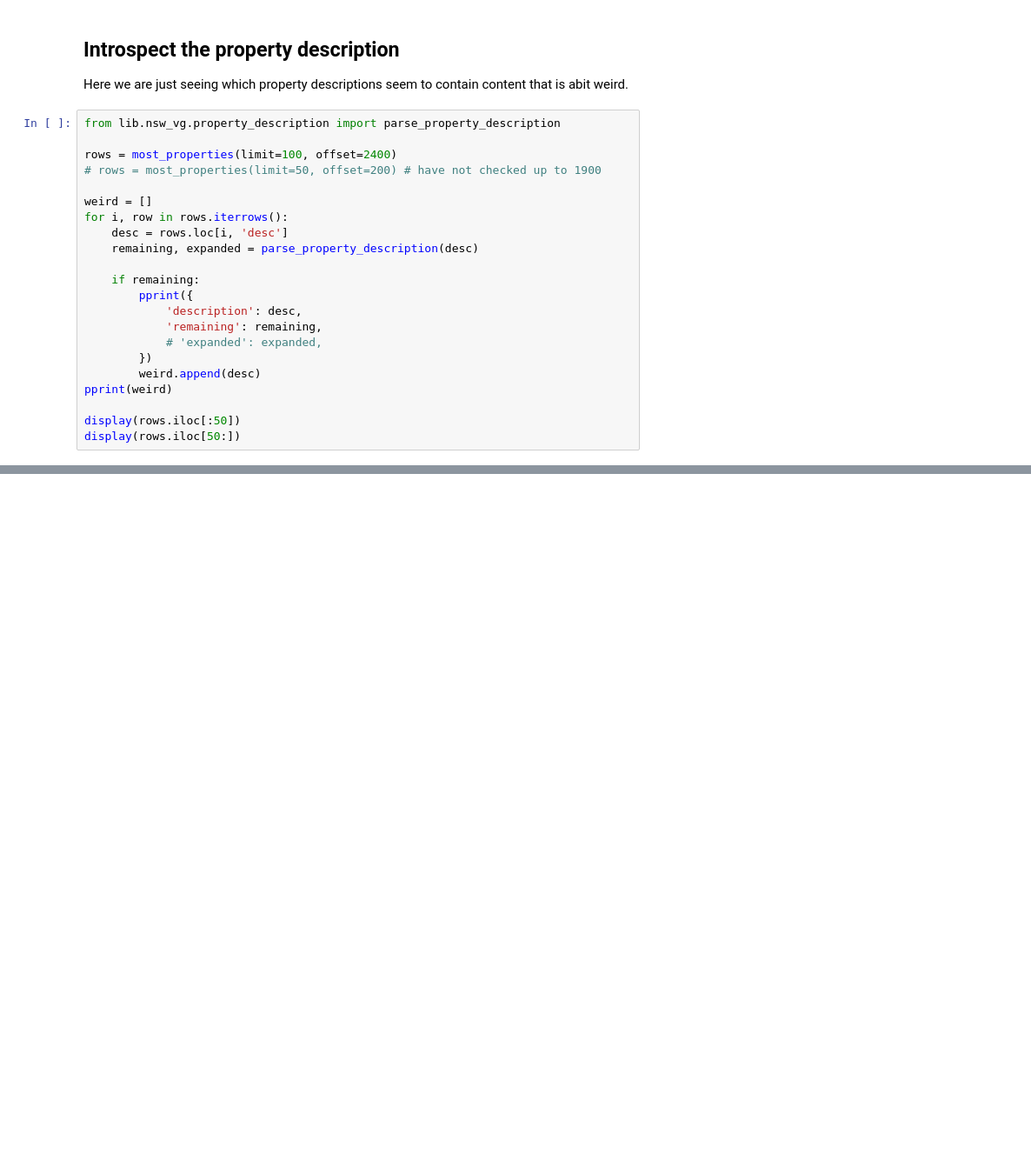
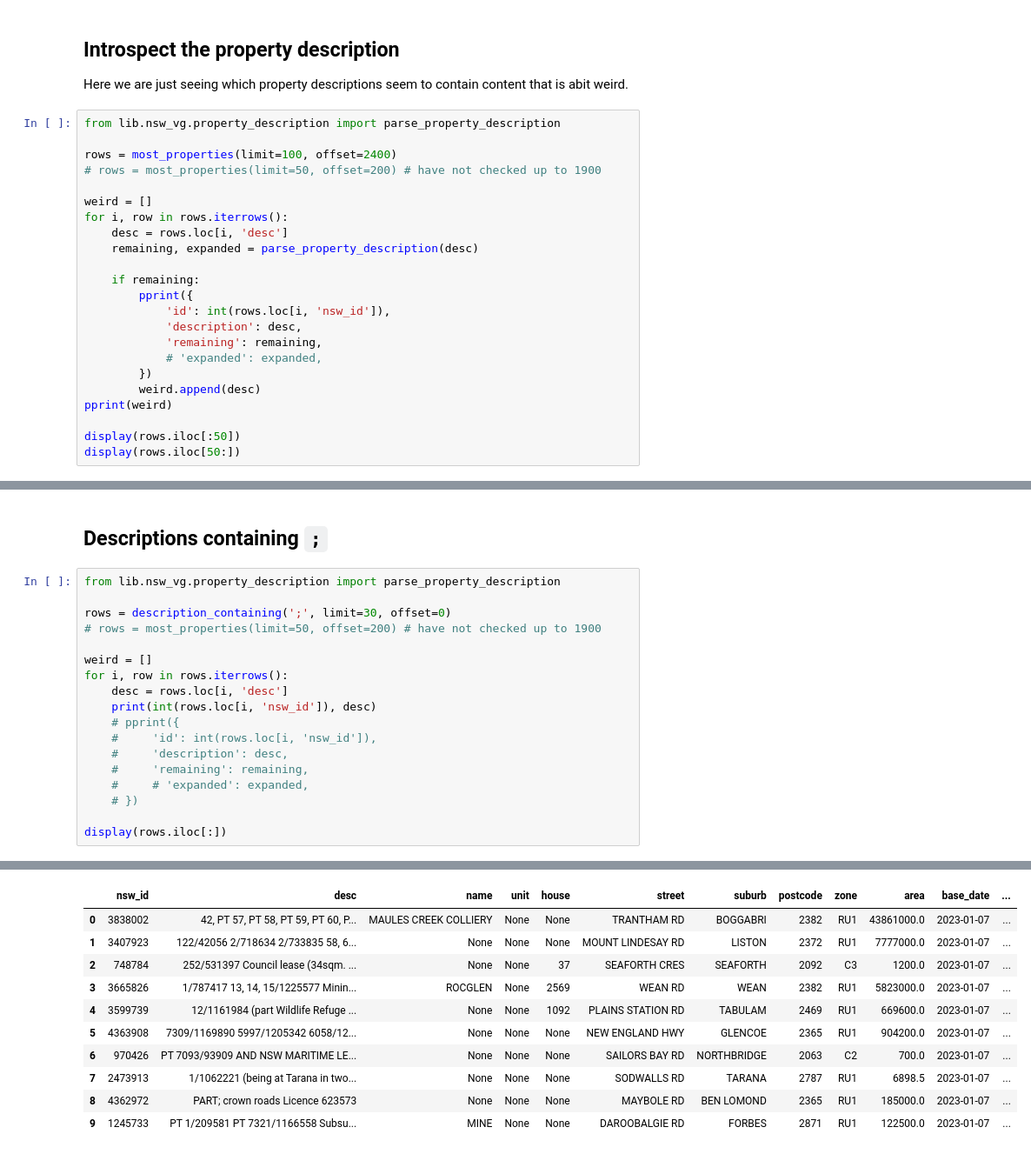
Before and after one commit to AKST/Australian-Address-Boundaries-Land-Property-Price-Database, a Jupyter notebook: pg_nswvg_property_desc.ipynb, the cells around one changed output, grey strips where cells are left out. Shown at 87% size. Cells and saved outputs as stored; diff of their text form; blank space fills up the shorter version.

```diff
--- a/pg_nswvg_property_desc.ipynb
+++ b/pg_nswvg_property_desc.ipynb
@@ -146,6 +177,7 @@ for i, row in rows.iterrows():
 
     if remaining:
         pprint({
+            'id': int(rows.loc[i, 'nsw_id']),
             'description': desc,
             'remaining': remaining,
             # 'expanded': expanded,
@@ -292,0 +327,21 @@ get_gnaf_address(limit=20, offset=60)
+# %% [markdown]
+## Descriptions containing `;`
+# %%
+from lib.nsw_vg.property_description import parse_property_description
+
+rows = description_containing(';', limit=30, offset=0)
+# rows = most_properties(limit=50, offset=200) # have not checked up to 1900
+
+weird = []
+for i, row in rows.iterrows():
+    desc = rows.loc[i, 'desc']
+    print(int(rows.loc[i, 'nsw_id']), desc)
+    # pprint({
+    #     'id': int(rows.loc[i, 'nsw_id']),
+    #     'description': desc,
+    #     'remaining': remaining,
+    #     # 'expanded': expanded,
+    # })
+
+display(rows.iloc[:])
+# %% [output]
@@ -292,0 +358,11 @@ get_gnaf_address(limit=20, offset=60)
+|  | nsw_id | desc | name | unit | house | street | suburb | postcode | zone | area | base_date | ... |
+| 0 | 3838002 | 42, PT 57, PT 58, PT 59, PT 60, P... | MAULES CREEK COLLIERY | None | None | TRANTHAM RD | BOGGABRI | 2382 | RU1 | 43861000.0 | 2023-01-07 | ... |
+| 1 | 3407923 | 122/42056 2/718634 2/733835 58, 6... | None | None | None | MOUNT LINDESAY RD | LISTON | 2372 | RU1 | 7777000.0 | 2023-01-07 | ... |
+| 2 | 748784 | 252/531397 Council lease (34sqm. ... | None | None | 37 | SEAFORTH CRES | SEAFORTH | 2092 | C3 | 1200.0 | 2023-01-07 | ... |
+| 3 | 3665826 | 1/787417 13, 14, 15/1225577 Minin... | ROCGLEN | None | 2569 | WEAN RD | WEAN | 2382 | RU1 | 5823000.0 | 2023-01-07 | ... |
+| 4 | 3599739 | 12/1161984 (part Wildlife Refuge ... | None | None | 1092 | PLAINS STATION RD | TABULAM | 2469 | RU1 | 669600.0 | 2023-01-07 | ... |
+| 5 | 4363908 | 7309/1169890 5997/1205342 6058/12... | None | None | None | NEW ENGLAND HWY | GLENCOE | 2365 | RU1 | 904200.0 | 2023-01-07 | ... |
+| 6 | 970426 | PT 7093/93909 AND NSW MARITIME LE... | None | None | None | SAILORS BAY RD | NORTHBRIDGE | 2063 | C2 | 700.0 | 2023-01-07 | ... |
+| 7 | 2473913 | 1/1062221 (being at Tarana in two... | None | None | None | SODWALLS RD | TARANA | 2787 | RU1 | 6898.5 | 2023-01-07 | ... |
+| 8 | 4362972 | PART; crown roads Licence 623573 | None | None | None | MAYBOLE RD | BEN LOMOND | 2365 | RU1 | 185000.0 | 2023-01-07 | ... |
+| 9 | 1245733 | PT 1/209581 PT 7321/1166558 Subsu... | MINE | None | None | DAROOBALGIE RD | FORBES | 2871 | RU1 | 122500.0 | 2023-01-07 | ... |
```
Also changed, not shown: parts of 4 cells of this notebook, 3 other files.
